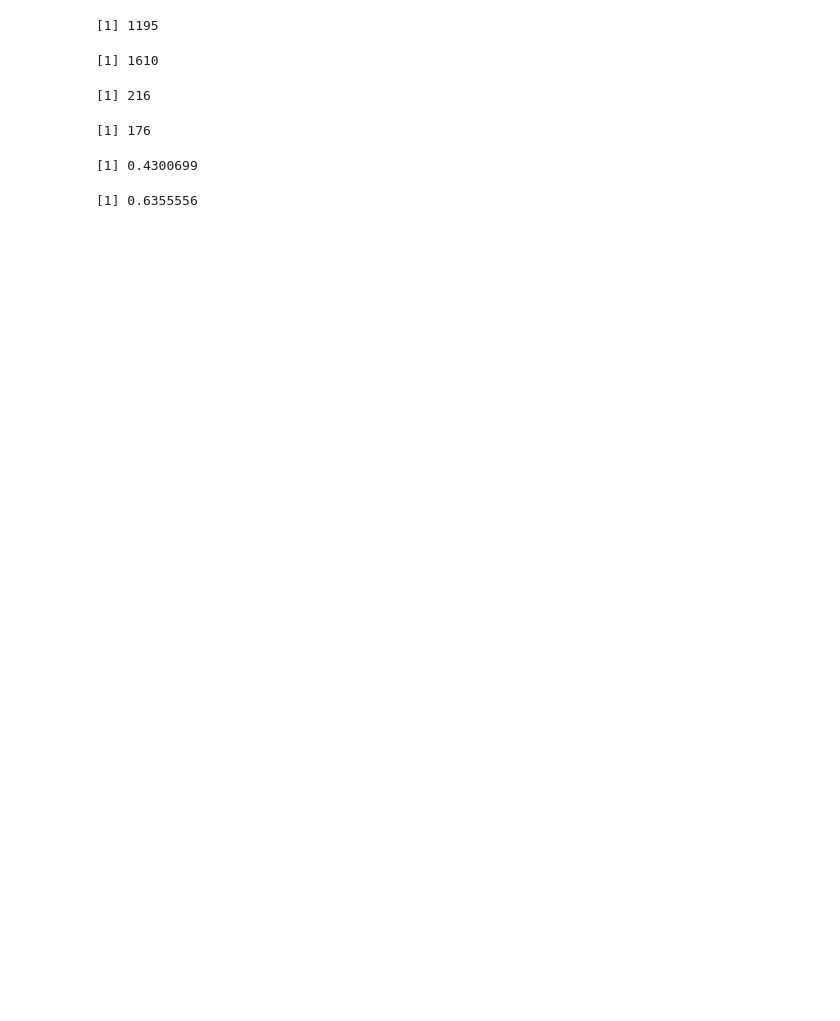
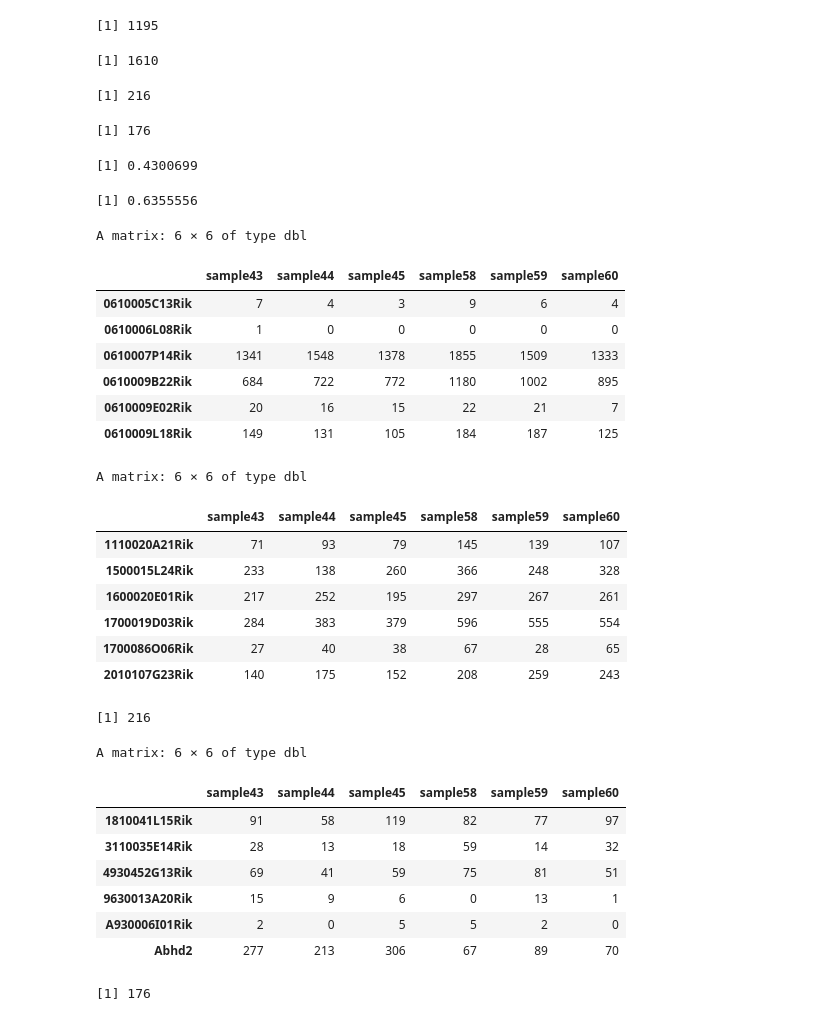
Before and after one commit to rogadde/rnaseq-analysis, a Jupyter notebook: results/deseq2.ipynb, the cells around one changed output. Drawn from its saved outputs; the diff is of its cells as text; code cells hidden in the pictures; blank space fills up the shorter version.

Commit message:
Compare 12mo WT and AD astrocytes

```diff
--- a/results/deseq2.ipynb
+++ b/results/deseq2.ipynb
@@ -486,3 +494,49 @@ downA_jaccard
 # %% [output]
 [1] 0.4300699
 [1] 0.6355556
+# %%
+# Compare 12mo WT and 12mo AD astrocytes
+# Of the identified age-up and age-down genes, how many are significantly upregulated or downregulated
+# in AD counterparts?
+
+# Filter for only 12mo WT and 12mo AD astrocyte samples
+colsA <- c(43:45, 58:60)
+astro12 <- txi$counts[,colsA]
+head(astro12)
+
+# Filter for only age-up genes
+mat_upA <- subset(astro12, row.names(astro12) %in% DEG_upA)
+head(mat_upA)
+nrow(mat_upA)
+
+# Filter for only age-down genes
+mat_downA <- subset(astro12, row.names(astro12) %in% DEG_downA)
+head(mat_downA)
+nrow(mat_downA)
+# %% [output]
+A matrix: 6 × 6 of type dbl
+|  | sample43 | sample44 | sample45 | sample58 | sample59 | sample60 |
+| 0610005C13Rik | 7 | 4 | 3 | 9 | 6 | 4 |
+| 0610006L08Rik | 1 | 0 | 0 | 0 | 0 | 0 |
+| 0610007P14Rik | 1341 | 1548 | 1378 | 1855 | 1509 | 1333 |
+| 0610009B22Rik | 684 | 722 | 772 | 1180 | 1002 | 895 |
+| 0610009E02Rik | 20 | 16 | 15 | 22 | 21 | 7 |
+| 0610009L18Rik | 149 | 131 | 105 | 184 | 187 | 125 |
+A matrix: 6 × 6 of type dbl
+|  | sample43 | sample44 | sample45 | sample58 | sample59 | sample60 |
+| 1110020A21Rik | 71 | 93 | 79 | 145 | 139 | 107 |
+| 1500015L24Rik | 233 | 138 | 260 | 366 | 248 | 328 |
+| 1600020E01Rik | 217 | 252 | 195 | 297 | 267 | 261 |
+| 1700019D03Rik | 284 | 383 | 379 | 596 | 555 | 554 |
+| 1700086O06Rik | 27 | 40 | 38 | 67 | 28 | 65 |
+| 2010107G23Rik | 140 | 175 | 152 | 208 | 259 | 243 |
+[1] 216
+A matrix: 6 × 6 of type dbl
+|  | sample43 | sample44 | sample45 | sample58 | sample59 | sample60 |
+| 1810041L15Rik | 91 | 58 | 119 | 82 | 77 | 97 |
+| 3110035E14Rik | 28 | 13 | 18 | 59 | 14 | 32 |
+| 4930452G13Rik | 69 | 41 | 59 | 75 | 81 | 51 |
+| 9630013A20Rik | 15 | 9 | 6 | 0 | 13 | 1 |
+| A930006I01Rik | 2 | 0 | 5 | 5 | 2 | 0 |
+| Abhd2 | 277 | 213 | 306 | 67 | 89 | 70 |
+[1] 176
```
Also changed, not shown: parts of 8 cells of this notebook.
